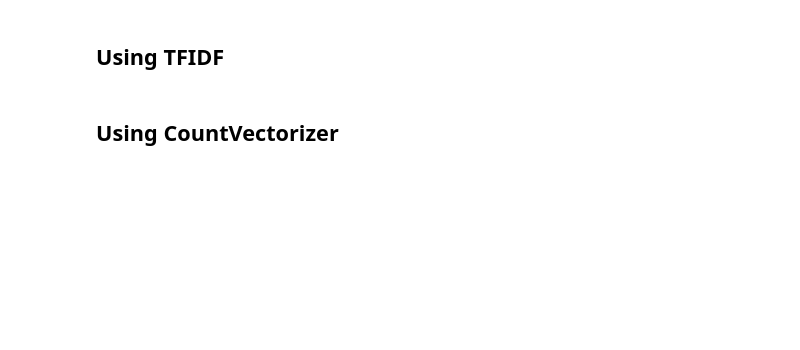
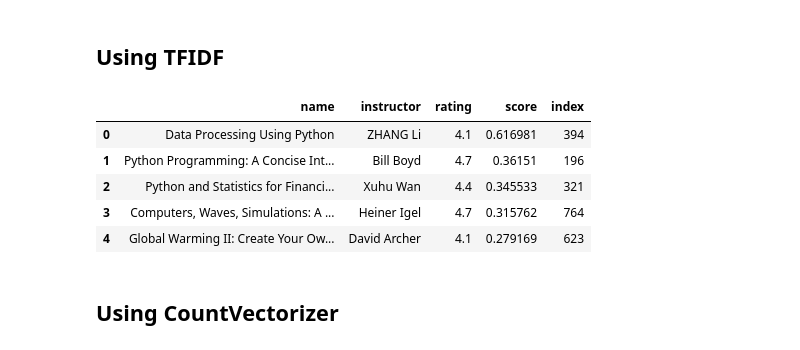
Before and after one commit to UmmuDem/DataAnalyticsBootcamp, a Jupyter notebook: Final-Project/Experimentation with Different Models.ipynb, the cells around one changed output. Cells and saved outputs as stored; diff of their text form; code cells hidden in the pictures; blank space fills up the shorter version.

```diff
--- a/Final-Project/Experimentation with Different Models.ipynb
+++ b/Final-Project/Experimentation with Different Models.ipynb
@@ -117,7 +127,14 @@ def get_recommendation_TFIDF(user_input,df):
         best_index.append(i)
     return recommendation, best_index
 # %%
-get_recommendation_TFIDF('sql',df)[0]
+get_recommendation_TFIDF('python programming',df)[0]
+# %% [output]
+|  | name | instructor | rating | score | index |
+| 0 | Data Processing Using Python | ZHANG Li | 4.1 | 0.616981 | 394 |
+| 1 | Python Programming: A Concise Int... | Bill Boyd | 4.7 | 0.36151 | 196 |
+| 2 | Python and Statistics for Financi... | Xuhu Wan | 4.4 | 0.345533 | 321 |
+| 3 | Computers, Waves, Simulations: A ... | Heiner Igel | 4.7 | 0.315762 | 764 |
+| 4 | Global Warming II: Create Your Ow... | David Archer | 4.1 | 0.279169 | 623 |
 # %% [markdown]
 ## Using CountVectorizer
 # %%
```
Also changed, not shown: parts of 6 cells of this notebook, 1 other file.
